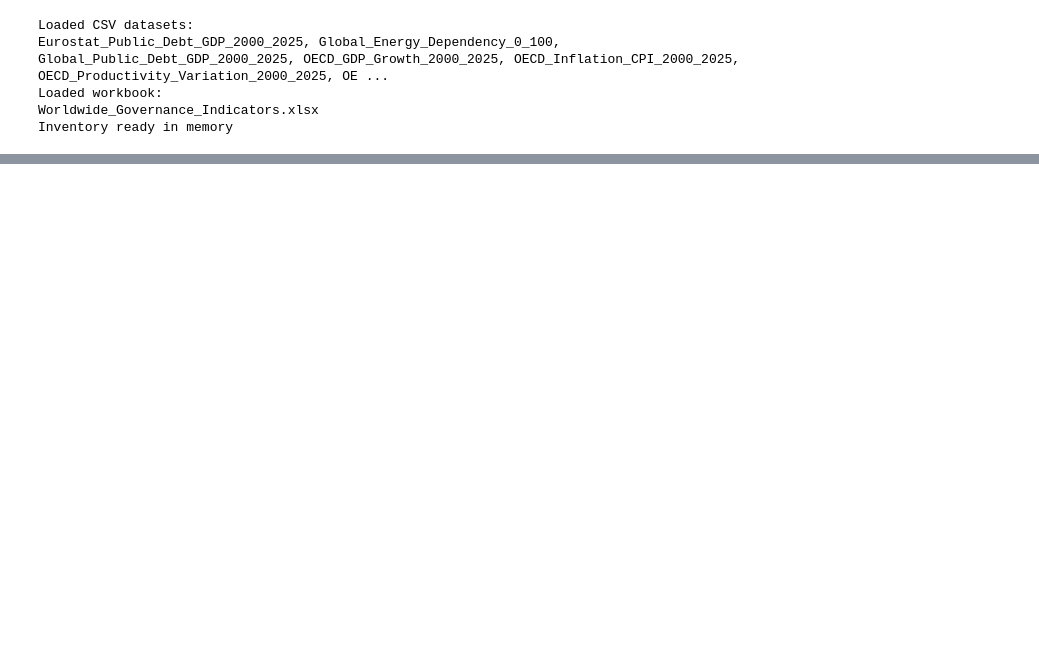
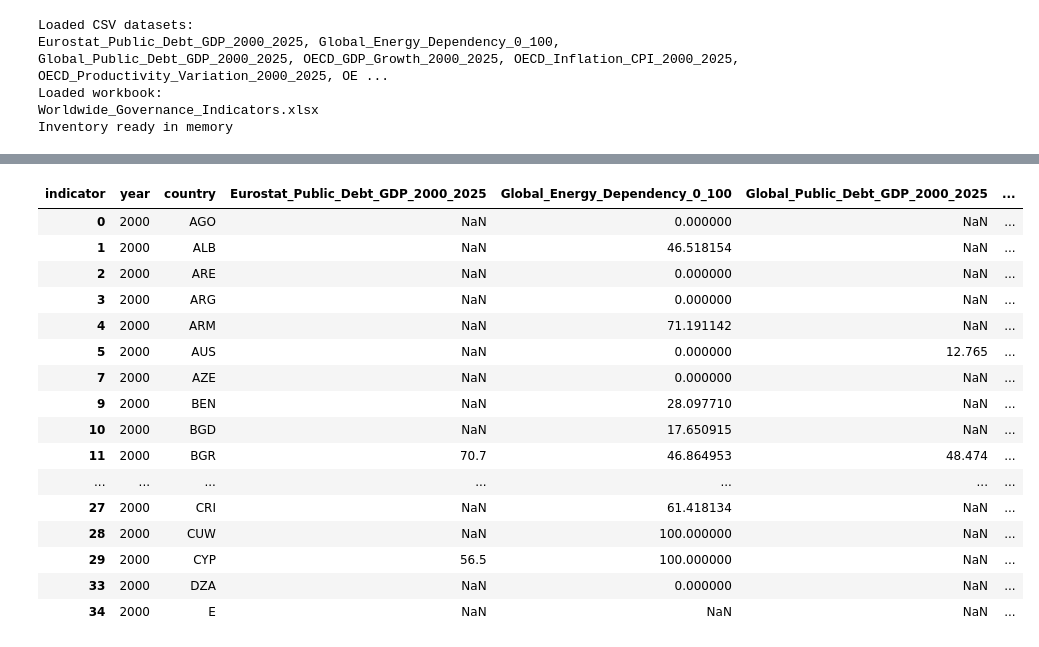
Before and after one commit to FRA-0023/Economic_Structural_Resilience_in_OECD_Countries, a Jupyter notebook: Data_Preprocessing.ipynb, the cells around one changed output, grey strips where cells are left out. Drawn from its saved outputs; the diff is of its cells as text; code cells hidden in the pictures; blank space fills up the shorter version.

```diff
--- a/Data_Preprocessing.ipynb
+++ b/Data_Preprocessing.ipynb
@@ -293,0 +592,21 @@ Columns kept in max-3-missing dataset: 4
+# %%
+missing_rows = final_clean[final_clean.isnull().any(axis=1)]
+missing_rows.head(30)
+# %% [output]
+| indicator | year | country | Eurostat_Public_Debt_GDP_2000_2025 | Global_Energy_Dependency_0_100 | Global_Public_Debt_GDP_2000_2025 | ... |
+| 0 | 2000 | AGO | NaN | 0.000000 | NaN | ... |
+| 1 | 2000 | ALB | NaN | 46.518154 | NaN | ... |
+| 2 | 2000 | ARE | NaN | 0.000000 | NaN | ... |
+| 3 | 2000 | ARG | NaN | 0.000000 | NaN | ... |
+| 4 | 2000 | ARM | NaN | 71.191142 | NaN | ... |
+| 5 | 2000 | AUS | NaN | 0.000000 | 12.765 | ... |
+| 7 | 2000 | AZE | NaN | 0.000000 | NaN | ... |
+| 9 | 2000 | BEN | NaN | 28.097710 | NaN | ... |
+| 10 | 2000 | BGD | NaN | 17.650915 | NaN | ... |
+| 11 | 2000 | BGR | 70.7 | 46.864953 | 48.474 | ... |
+| ... | ... | ... | ... | ... | ... | ... |
+| 27 | 2000 | CRI | NaN | 61.418134 | NaN | ... |
+| 28 | 2000 | CUW | NaN | 100.000000 | NaN | ... |
+| 29 | 2000 | CYP | 56.5 | 100.000000 | NaN | ... |
+| 33 | 2000 | DZA | NaN | 0.000000 | NaN | ... |
+| 34 | 2000 | E | NaN | NaN | NaN | ... |
```
Also changed, not shown: parts of 56 cells of this notebook, 4 other files.
